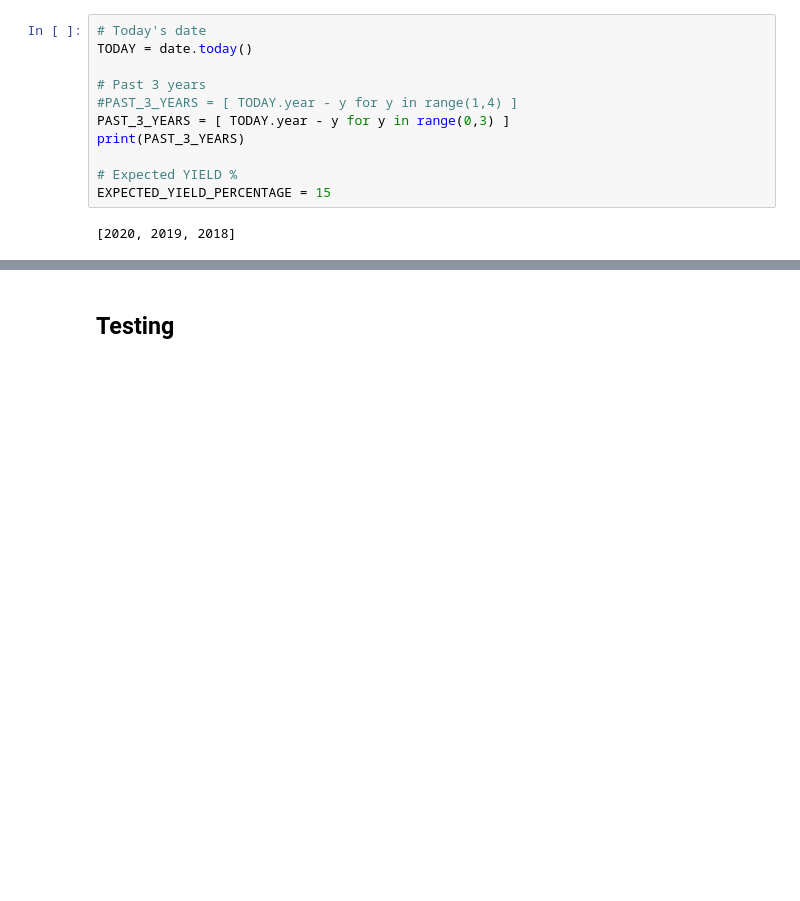
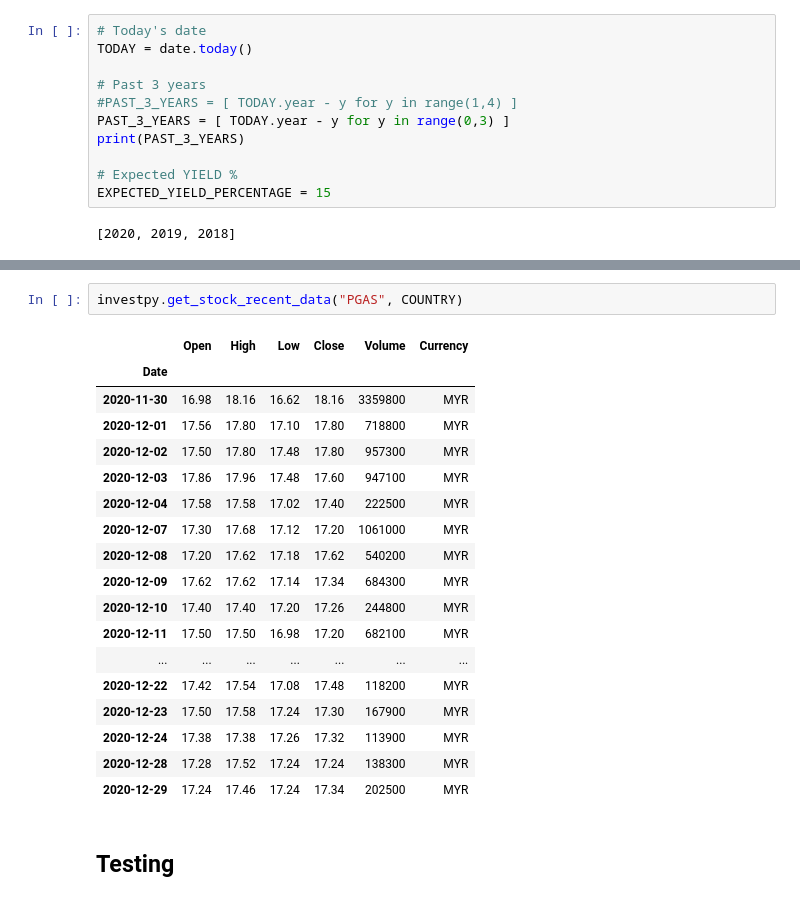
Before and after one commit to mengwangk/investor, a Jupyter notebook: experiment/science/nbdev/nbs/100_data.load.finance.ipynb, the cells around one changed output, grey strips where cells are left out. Drawn from its saved outputs; the diff is of its cells as text; blank space fills up the shorter version.

```diff
--- a/experiment/science/nbdev/nbs/100_data.load.finance.ipynb
+++ b/experiment/science/nbdev/nbs/100_data.load.finance.ipynb
@@ -306,3 +344,24 @@ for symbol in df_dividend_stocks['Symbol'].unique():
+# %%
+investpy.get_stock_recent_data("PGAS", COUNTRY)
+# %% [output]
+|  | Open | High | Low | Close | Volume | Currency |
+| Date |  |  |  |  |  |  |
+| 2020-11-30 | 16.98 | 18.16 | 16.62 | 18.16 | 3359800 | MYR |
+| 2020-12-01 | 17.56 | 17.80 | 17.10 | 17.80 | 718800 | MYR |
+| 2020-12-02 | 17.50 | 17.80 | 17.48 | 17.80 | 957300 | MYR |
+| 2020-12-03 | 17.86 | 17.96 | 17.48 | 17.60 | 947100 | MYR |
+| 2020-12-04 | 17.58 | 17.58 | 17.02 | 17.40 | 222500 | MYR |
+| 2020-12-07 | 17.30 | 17.68 | 17.12 | 17.20 | 1061000 | MYR |
+| 2020-12-08 | 17.20 | 17.62 | 17.18 | 17.62 | 540200 | MYR |
+| 2020-12-09 | 17.62 | 17.62 | 17.14 | 17.34 | 684300 | MYR |
+| 2020-12-10 | 17.40 | 17.40 | 17.20 | 17.26 | 244800 | MYR |
+| 2020-12-11 | 17.50 | 17.50 | 16.98 | 17.20 | 682100 | MYR |
+| ... | ... | ... | ... | ... | ... | ... |
+| 2020-12-22 | 17.42 | 17.54 | 17.08 | 17.48 | 118200 | MYR |
+| 2020-12-23 | 17.50 | 17.58 | 17.24 | 17.30 | 167900 | MYR |
+| 2020-12-24 | 17.38 | 17.38 | 17.26 | 17.32 | 113900 | MYR |
+| 2020-12-28 | 17.28 | 17.52 | 17.24 | 17.24 | 138300 | MYR |
+| 2020-12-29 | 17.24 | 17.46 | 17.24 | 17.34 | 202500 | MYR |
 # %% [markdown]
 ## Testing
 # %%
```
Also changed, not shown: parts of 7 cells of this notebook, 1 other file.
